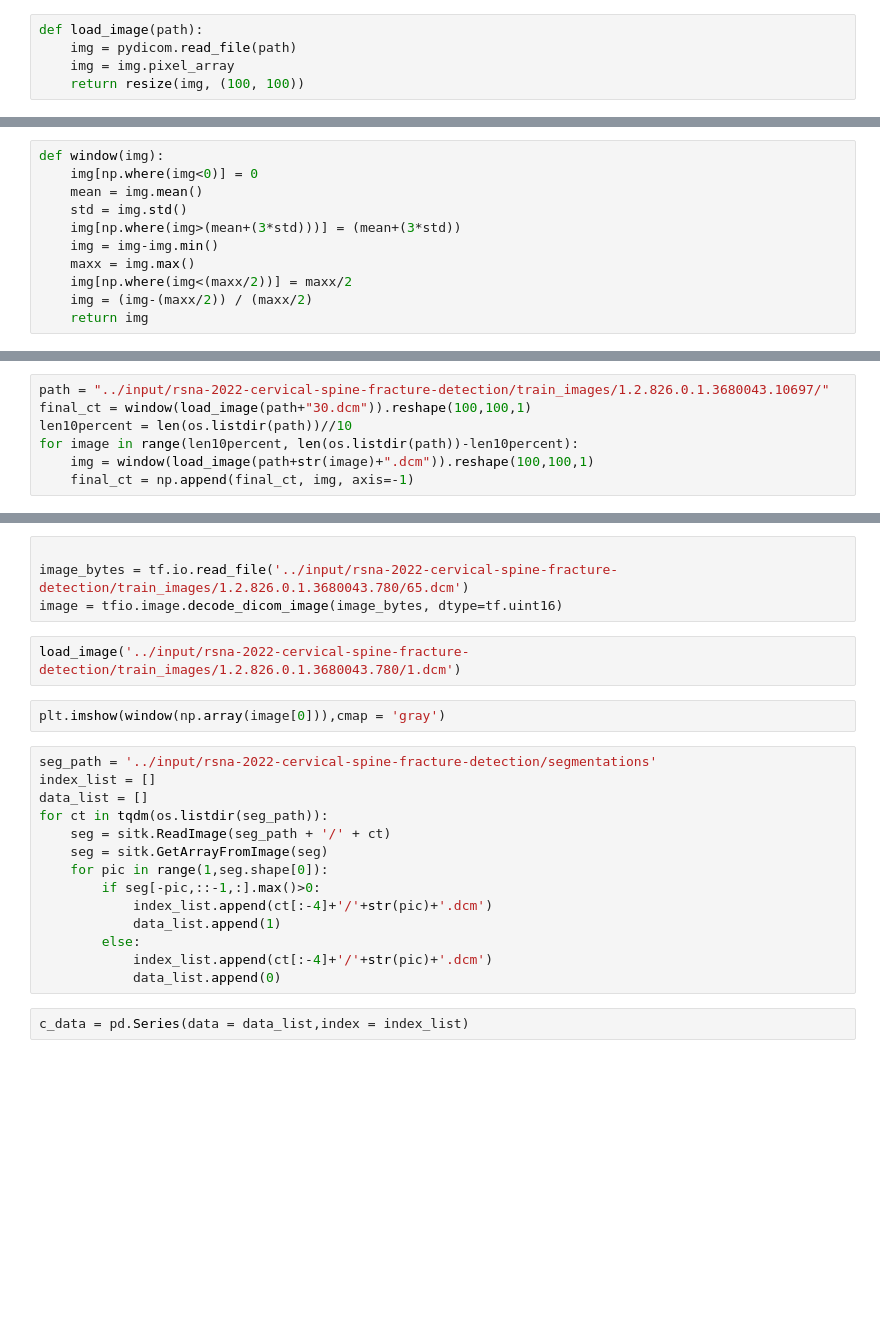
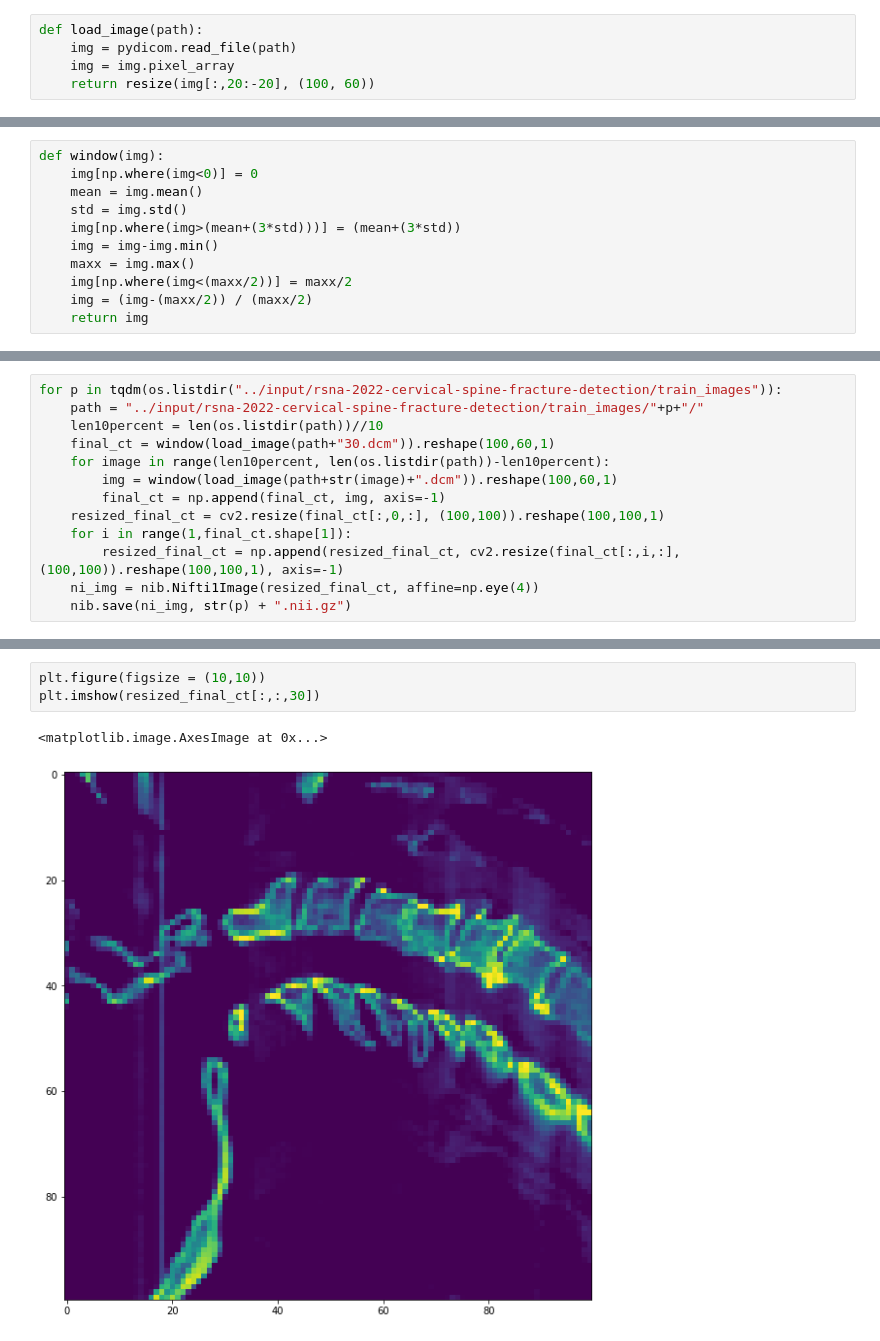
Before and after one commit to SiavashShirzad/RSNA-2022-Cervical-Spine-Fracture-Detection, a Jupyter notebook: cervical-ct-rsna.ipynb, the cells around one changed output, grey strips where cells are left out. Cells and saved outputs as stored; diff of their text form; blank space fills up the shorter version.

Commit message:
Kaggle Notebook | Cervical CT RSNA | Version 7

```diff
--- a/cervical-ct-rsna.ipynb
+++ b/cervical-ct-rsna.ipynb
@@ -47,4 +48,4 @@ bb_df = pd.read_csv("../input/rsna-2022-cervical-spine-fracture-detection/train_
 def load_image(path):
     img = pydicom.read_file(path)
     img = img.pixel_array
-    return resize(img, (100, 100))
+    return resize(img[:,20:-20], (100, 60))
@@ -85,7 +63,13 @@ plt.imshow(window(load_image("../input/rsna-2022-cervical-spine-fracture-detecti
 # %%
-path = "../input/rsna-2022-cervical-spine-fracture-detection/train_images/1.2.826.0.1.3680043.10697/"
-final_ct = window(load_image(path+"30.dcm")).reshape(100,100,1)
-len10percent = len(os.listdir(path))//10
-for image in range(len10percent, len(os.listdir(path))-len10percent):
-    img = window(load_image(path+str(image)+".dcm")).reshape(100,100,1)
-    final_ct = np.append(final_ct, img, axis=-1)
+for p in tqdm(os.listdir("../input/rsna-2022-cervical-spine-fracture-detection/train_images")):
+    path = "../input/rsna-2022-cervical-spine-fracture-detection/train_images/"+p+"/"
+    len10percent = len(os.listdir(path))//10
+    final_ct = window(load_image(path+"30.dcm")).reshape(100,60,1)
+    for image in range(len10percent, len(os.listdir(path))-len10percent):
+        img = window(load_image(path+str(image)+".dcm")).reshape(100,60,1)
+        final_ct = np.append(final_ct, img, axis=-1)
+    resized_final_ct = cv2.resize(final_ct[:,0,:], (100,100)).reshape(100,100,1)
+    for i in range(1,final_ct.shape[1]):
+        resized_final_ct = np.append(resized_final_ct, cv2.resize(final_ct[:,i,:], (100,100)).reshape(100,100,1), axis=-1)
+    ni_img = nib.Nifti1Image(resized_final_ct, affine=np.eye(4))
+    nib.save(ni_img, str(p) + ".nii.gz")
@@ -121,25 +91,7 @@ seg.shape
-# %%
-
-image_bytes = tf.io.read_file('../input/rsna-2022-cervical-spine-fracture-detection/train_images/1.2.826.0.1.3680043.780/65.dcm')
-image = tfio.image.decode_dicom_image(image_bytes, dtype=tf.uint16)
-# %%
-load_image('../input/rsna-2022-cervical-spine-fracture-detection/train_images/1.2.826.0.1.3680043.780/1.dcm')
-# %%
-plt.imshow(window(np.array(image[0])),cmap = 'gray')
-# %%
-seg_path = '../input/rsna-2022-cervical-spine-fracture-detection/segmentations'
-index_list = []
-data_list = []
-for ct in tqdm(os.listdir(seg_path)):
-    seg = sitk.ReadImage(seg_path + '/' + ct)
-    seg = sitk.GetArrayFromImage(seg)
-    for pic in range(1,seg.shape[0]):
-        if seg[-pic,::-1,:].max()>0:
-            index_list.append(ct[:-4]+'/'+str(pic)+'.dcm')
-            data_list.append(1)
-        else:
-            index_list.append(ct[:-4]+'/'+str(pic)+'.dcm')
-            data_list.append(0)
-# %%
-c_data = pd.Series(data = data_list,index = index_list)
+# %%
+plt.figure(figsize = (10,10))
+plt.imshow(resized_final_ct[:,:,30])
+# %% [output]
+<matplotlib.image.AxesImage at 0x...>
+[figure, added]
 # %%
```
Also changed, not shown: parts of 27 cells of this notebook.
